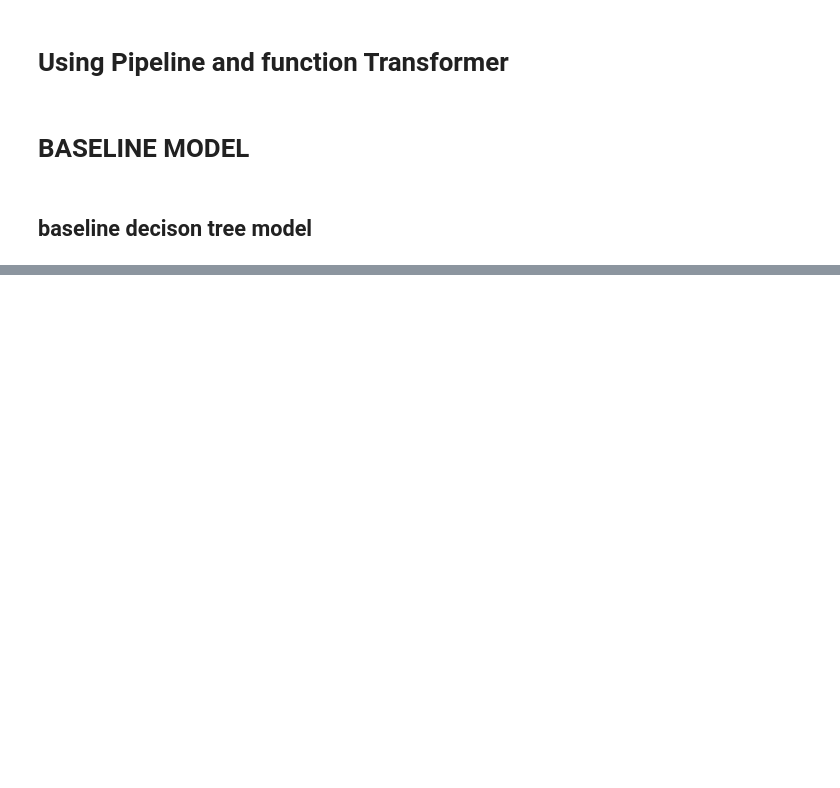
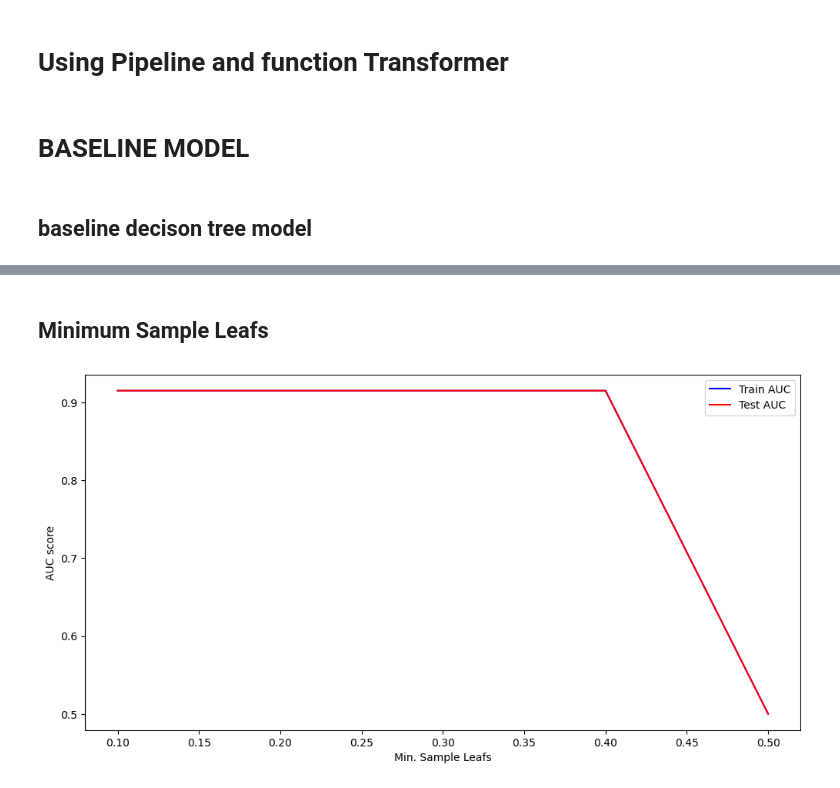
Before and after one commit to gibwanjau0/Chicago-Car-Crash-Project, a Jupyter notebook: CHICAGO CAR CRASHES PREJECT.ipynb, the cells around one changed output, grey strips where cells are left out. Cells and saved outputs as stored; diff of their text form; code cells hidden in the pictures; blank space fills up the shorter version.

```diff
--- a/CHICAGO CAR CRASHES PREJECT.ipynb
+++ b/CHICAGO CAR CRASHES PREJECT.ipynb
@@ -634,0 +813,28 @@ NameError: name 'X_train' is not defined
+# %% [markdown]
+## Minimum Sample Leafs
+# %%
+# Calculate the optimal value for minimum sample leafs
+min_samples_leafs = np.linspace(0.1, 0.5, 5, endpoint=True)
+train_results = []
+test_results = []
+for min_samples_leaf in min_samples_leafs:
+    dt = DecisionTreeClassifier(criterion='entropy', min_samples_leaf=min_samples_leaf, random_state=42)
+    dt.fit(X_oversampled, y_oversampled)
+    train_pred = dt.predict(X_oversampled)
+    false_positive_rate, true_positive_rate, thresholds = roc_curve(y_oversampled, train_pred)
+    roc_auc = auc(false_positive_rate, true_positive_rate)
+    train_results.append(roc_auc)
+    y_pred = dt.predict(X_test)
+    false_positive_rate, true_positive_rate, thresholds = roc_curve(y_test, y_pred)
+    roc_auc = auc(false_positive_rate, true_positive_rate)
+    test_results.append(roc_auc)
+
+plt.figure(figsize=(12,6))
+plt.plot(min_samples_leafs, train_results, 'b', label='Train AUC')
+plt.plot(min_samples_leafs, test_results, 'r', label='Test AUC')
+plt.ylabel('AUC score')
+plt.xlabel('Min. Sample Leafs')
+plt.legend()
+plt.show()
+# %% [output]
+[figure, added]
```
Also changed, not shown: parts of 29 cells of this notebook.
